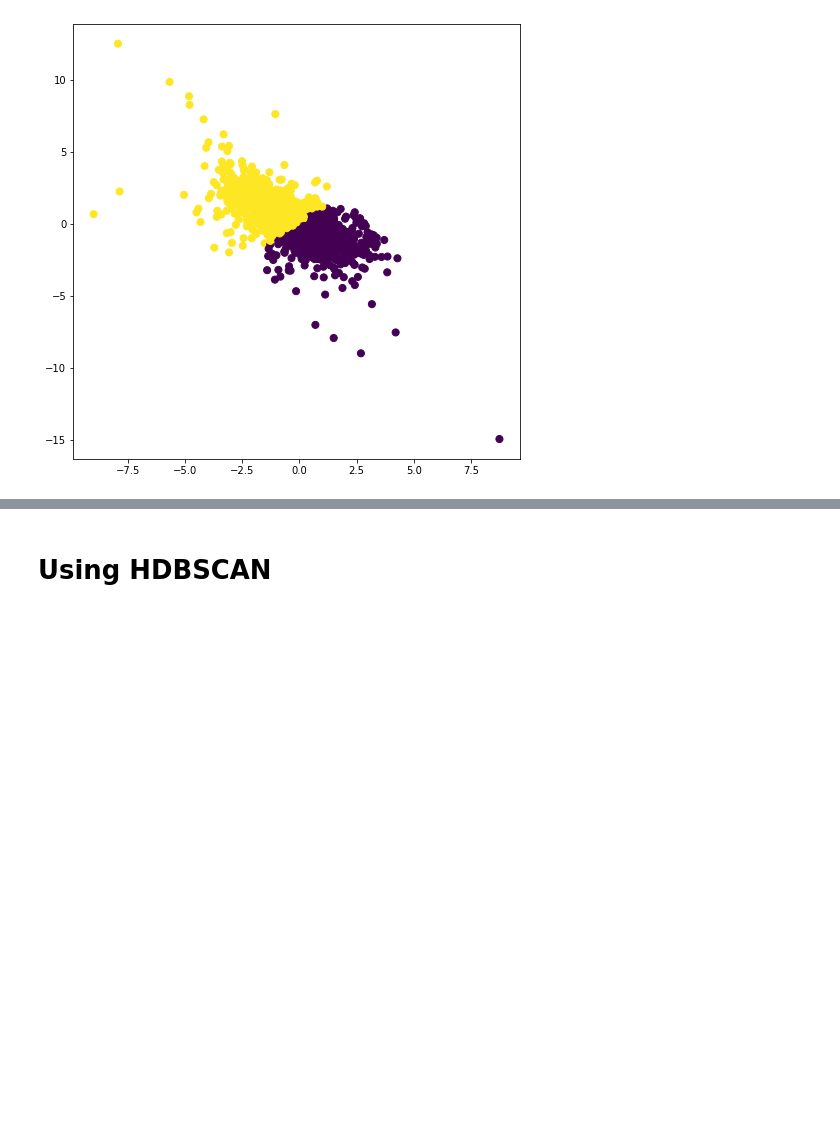
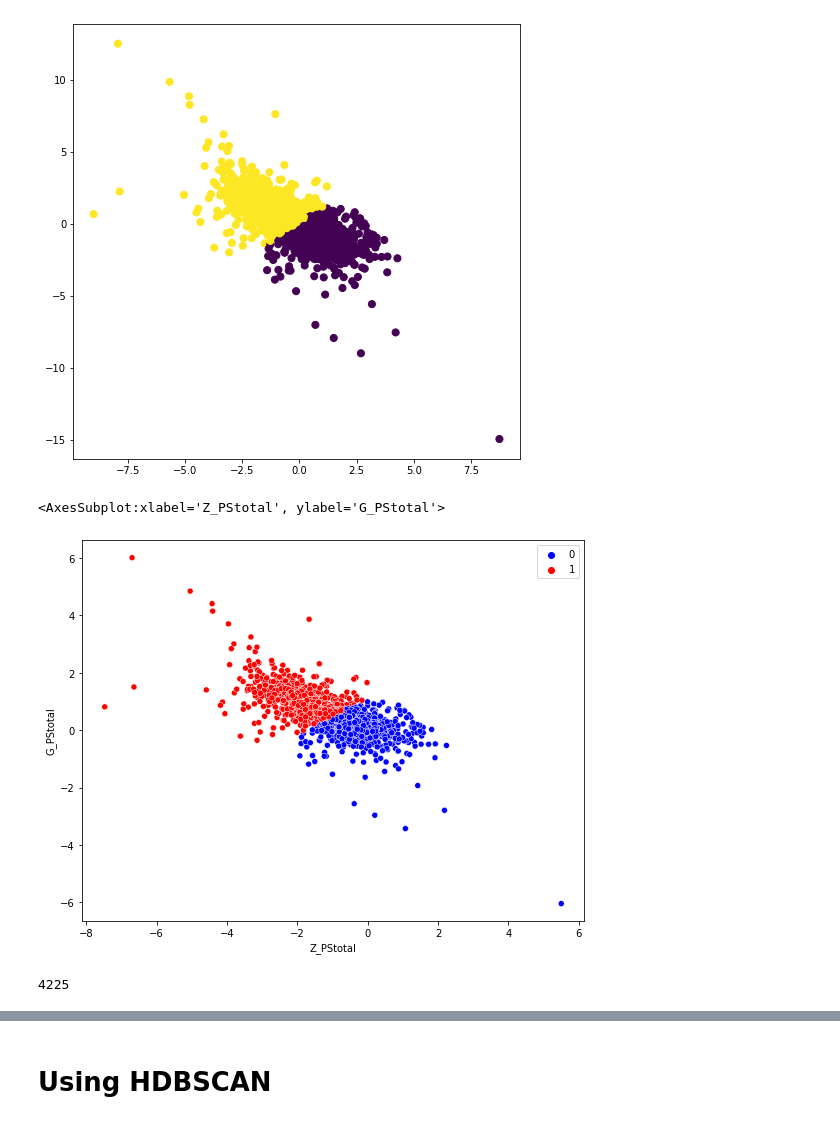
Before and after one commit to AngelGSoto/SPLUS_EmissionObject, a Jupyter notebook: 3filter_noflat/Color color diagrams and others things.ipynb, the cells around one changed output, grey strips where cells are left out. Cells and saved outputs as stored; diff of their text form; code cells hidden in the pictures; blank space fills up the shorter version.

```diff
--- a/3filter_noflat/Color color diagrams and others things.ipynb
+++ b/3filter_noflat/Color color diagrams and others things.ipynb
@@ -239,3 +269,23 @@ ax1.scatter(X[:, 0], X[:, 1], c=labels,
             s=50, cmap='viridis');
 # %% [output]
 [figure]
+# %%
+plt.figure(figsize=(9,7))
+sns.scatterplot(zg, gr,
+                hue=labels,
+                palette=["blue","red"])
+# %% [output]
+<AxesSubplot:xlabel='Z_PStotal', ylabel='G_PStotal'>
+[figure, added]
+# %%
+table_["Labels"] = labels
+masks0 = table_["Labels"] == 0
+masks1 = table_["Labels"] == 1
+# Iphaas colors
+ris_0 = table_['R_PStotal'][masks0] - table_['I_PStotal'][masks0]
+rj660s_0 = table_['R_PStotal'][masks0] - table_['F660_PStotal'][masks0]
+ris_1 = table_['R_PStotal'][masks1] - table_['I_PStotal'][masks1]
+rj660s_1 = table_['R_PStotal'][masks1] - table_['F660_PStotal'][masks1]
+len(ris_0)
+# %% [output]
+4225
```
Also changed, not shown: parts of 23 cells of this notebook, 21 other files.
